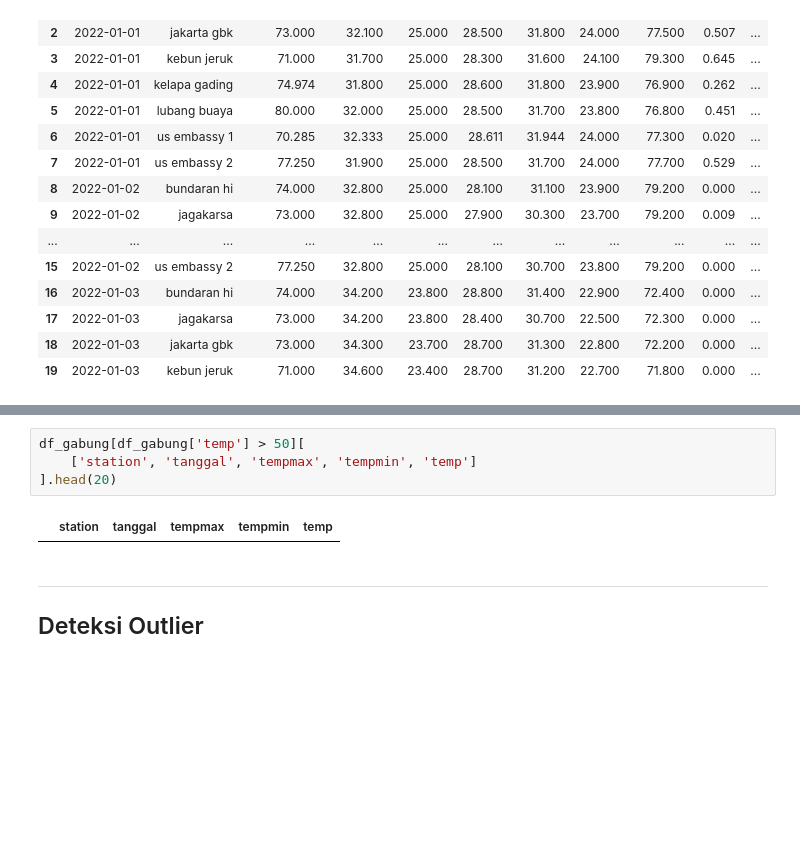
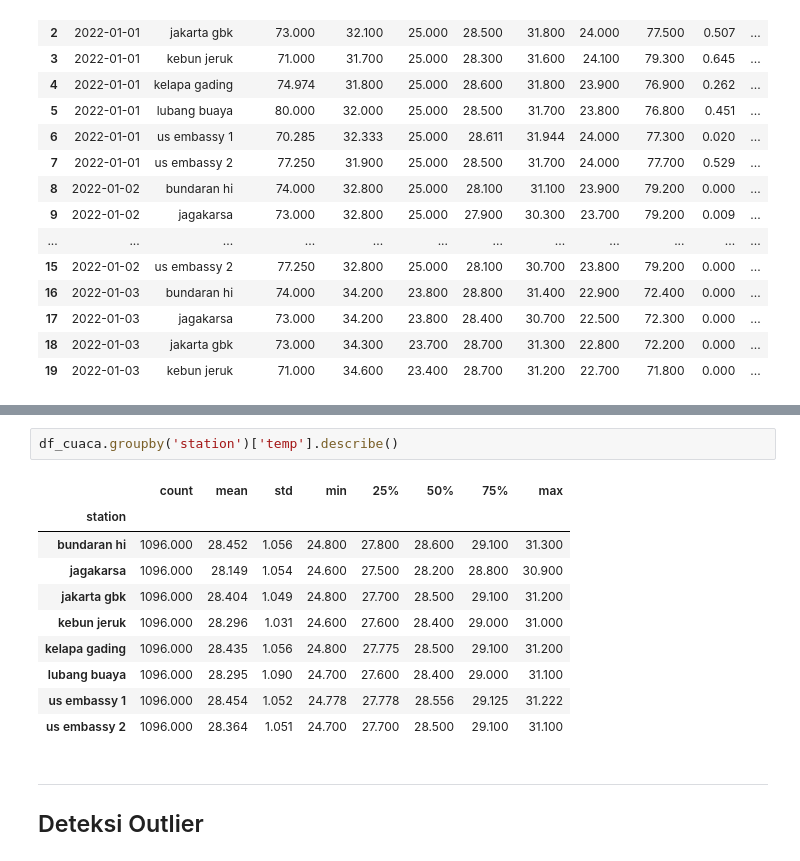
Before and after one commit to aauliaaz/project-daming, a Jupyter notebook: notebooks/EDA.ipynb, the cells around one changed output, grey strips where cells are left out. Saved outputs shown, nothing was run; the diff lists cells and outputs as text; blank space fills up the shorter version.

```diff
--- a/notebooks/EDA.ipynb
+++ b/notebooks/EDA.ipynb
@@ -879,9 +870,16 @@ if 'df_gabung' in dir():
-# %%
-df_gabung[df_gabung['temp'] > 50][
-    ['station', 'tanggal', 'tempmax', 'tempmin', 'temp']
-].head(20)
-# %% [output]
-|  | station | tanggal | tempmax | tempmin | temp |
+# %%
+df_cuaca.groupby('station')['temp'].describe()
+# %% [output]
+|  | count | mean | std | min | 25% | 50% | 75% | max |
+| station |  |  |  |  |  |  |  |  |
+| bundaran hi | 1096.000 | 28.452 | 1.056 | 24.800 | 27.800 | 28.600 | 29.100 | 31.300 |
+| jagakarsa | 1096.000 | 28.149 | 1.054 | 24.600 | 27.500 | 28.200 | 28.800 | 30.900 |
+| jakarta gbk | 1096.000 | 28.404 | 1.049 | 24.800 | 27.700 | 28.500 | 29.100 | 31.200 |
+| kebun jeruk | 1096.000 | 28.296 | 1.031 | 24.600 | 27.600 | 28.400 | 29.000 | 31.000 |
+| kelapa gading | 1096.000 | 28.435 | 1.056 | 24.800 | 27.775 | 28.500 | 29.100 | 31.200 |
+| lubang buaya | 1096.000 | 28.295 | 1.090 | 24.700 | 27.600 | 28.400 | 29.000 | 31.100 |
+| us embassy 1 | 1096.000 | 28.454 | 1.052 | 24.778 | 27.778 | 28.556 | 29.125 | 31.222 |
+| us embassy 2 | 1096.000 | 28.364 | 1.051 | 24.700 | 27.700 | 28.500 | 29.100 | 31.100 |
 # %% [markdown]
 ---
 ## Deteksi Outlier
```
Also changed, not shown: parts of 2 cells of this notebook, 4 other files.
